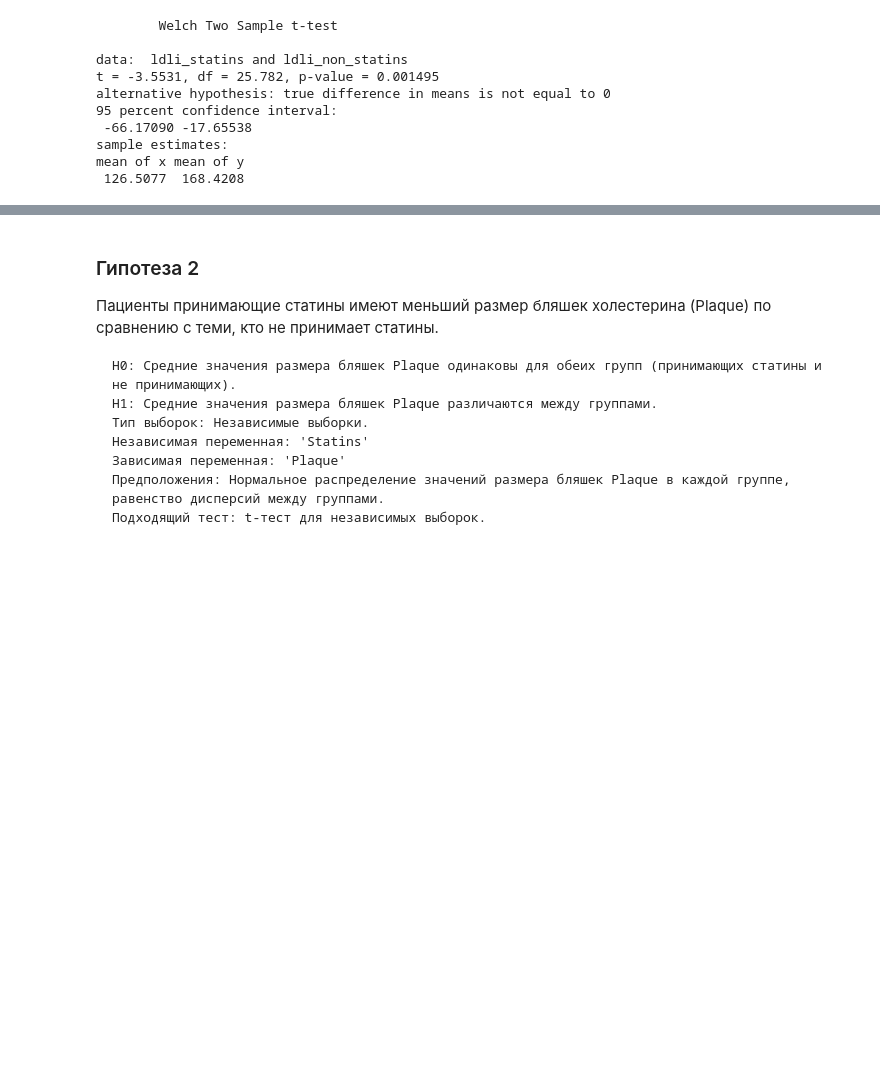
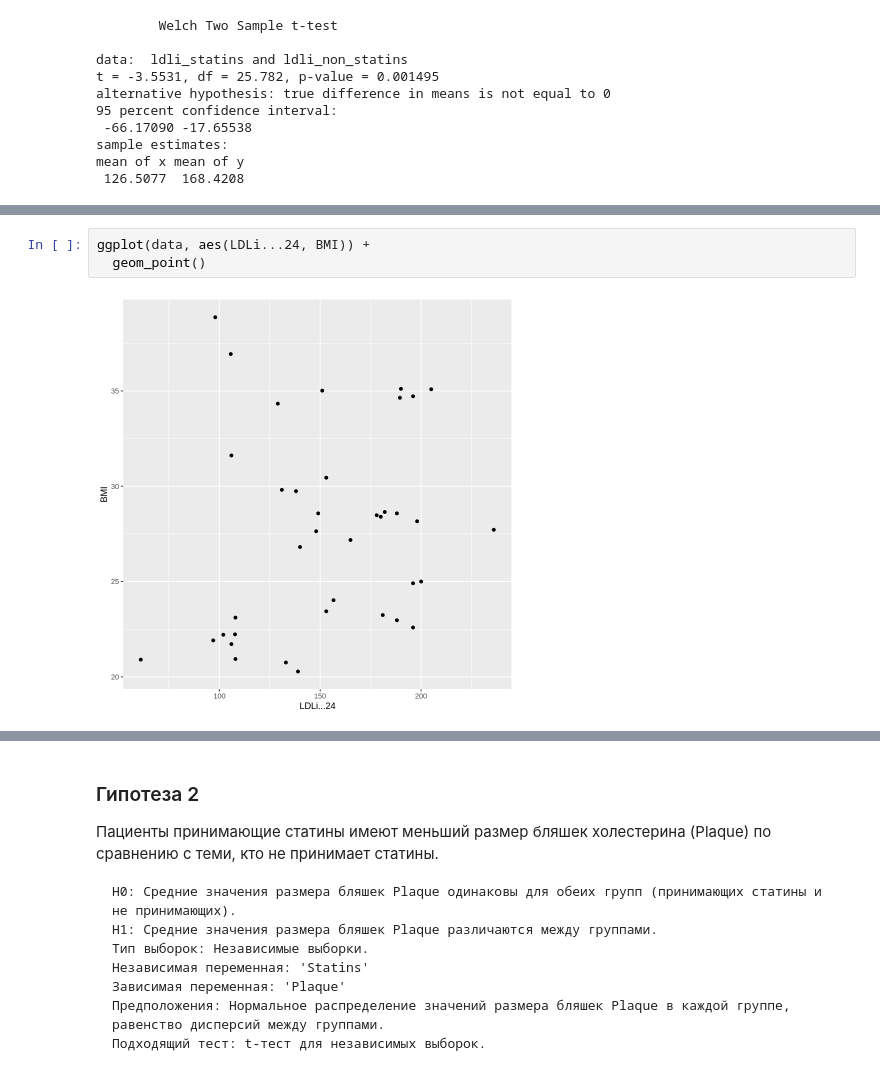
Before and after one commit to MikhailDemin/GB_DataScience-in-Med, a Jupyter notebook: 21_Applied_statistics_in_medicine/21_lesson_3_my_solution.ipynb, the cells around one changed output, grey strips where cells are left out. Saved outputs shown, nothing was run; the diff lists cells and outputs as text; blank space fills up the shorter version.

```diff
--- a/21_Applied_statistics_in_medicine/21_lesson_3_my_solution.ipynb
+++ b/21_Applied_statistics_in_medicine/21_lesson_3_my_solution.ipynb
@@ -260,0 +335,5 @@ mean of x mean of y
+# %%
+ggplot(data, aes(LDLi...24, BMI)) +
+  geom_point()
+# %% [output]
+[figure, added]
```
Also changed, not shown: parts of 20 cells of this notebook, 1 other file.
